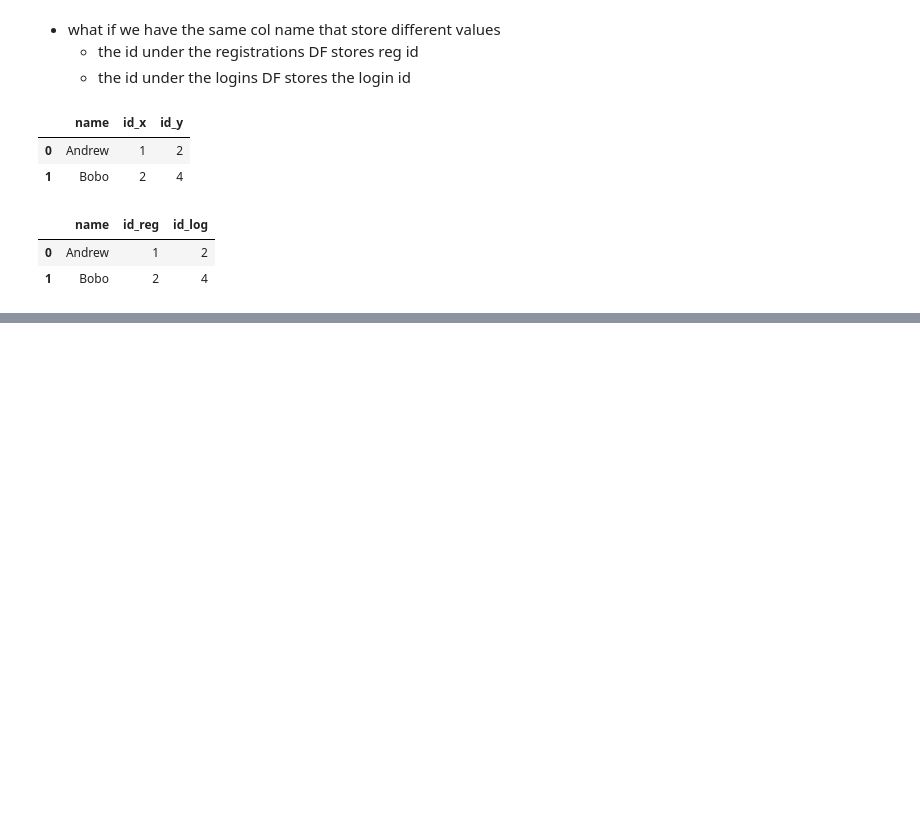
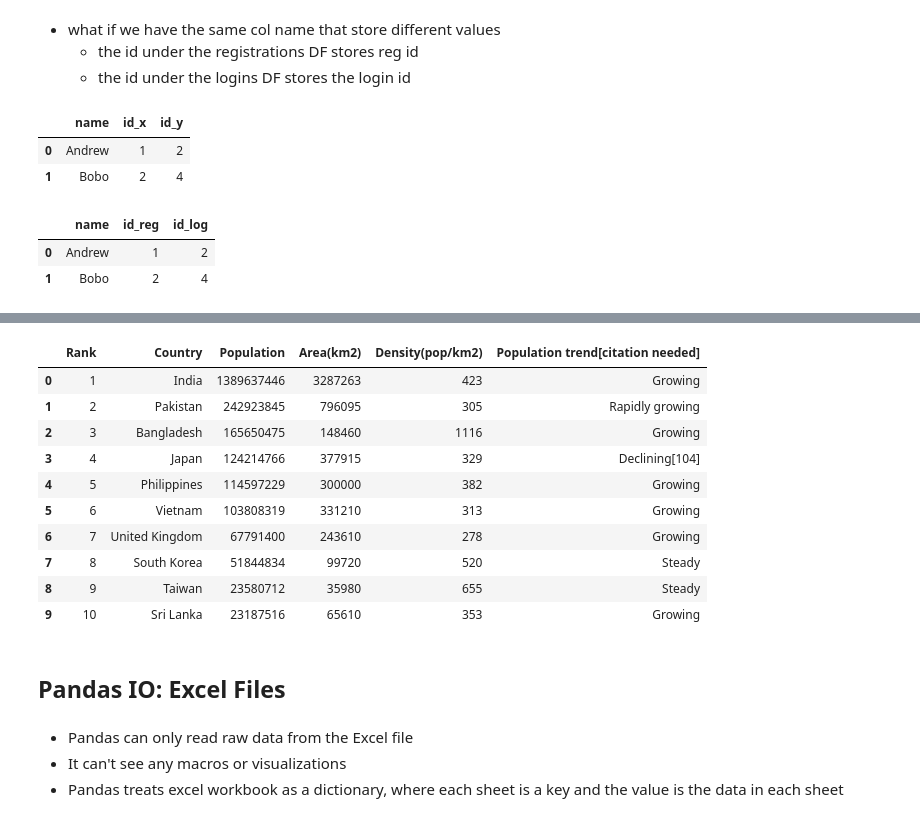
Before and after one commit to iliaaz101/Algorithmic-Trading-Python, a Jupyter notebook: Notes04.ipynb, the cells around one changed output, grey strips where cells are left out. Saved outputs shown, nothing was run; the diff lists cells and outputs as text; code cells hidden in the pictures; blank space fills up the shorter version.

Commit message:
Finished Chapter 4
Finished Chapter 4: Core Pandas. I did the test and felt comfortable with the material. I am ready to move on to the next chapter.

```diff
--- a/Notes04.ipynb
+++ b/Notes04.ipynb
@@ -1617,0 +1779,14 @@ pd.merge(registrations,logins,how='inner',on='name',suffixes=('_reg','_log'))
+# %%
+tables[5]
+# %% [output]
+|  | Rank | Country | Population | Area(km2) | Density(pop/km2) | Population trend[citation needed] |
+| 0 | 1 | India | 1389637446 | 3287263 | 423 | Growing |
+| 1 | 2 | Pakistan | 242923845 | 796095 | 305 | Rapidly growing |
+| 2 | 3 | Bangladesh | 165650475 | 148460 | 1116 | Growing |
+| 3 | 4 | Japan | 124214766 | 377915 | 329 | Declining[104] |
+| 4 | 5 | Philippines | 114597229 | 300000 | 382 | Growing |
+| 5 | 6 | Vietnam | 103808319 | 331210 | 313 | Growing |
+| 6 | 7 | United Kingdom | 67791400 | 243610 | 278 | Growing |
+| 7 | 8 | South Korea | 51844834 | 99720 | 520 | Steady |
+| 8 | 9 | Taiwan | 23580712 | 35980 | 655 | Steady |
+| 9 | 10 | Sri Lanka | 23187516 | 65610 | 353 | Growing |
@@ -1617,0 +1795,6 @@ pd.merge(registrations,logins,how='inner',on='name',suffixes=('_reg','_log'))
+# %% [markdown]
+## Pandas IO: Excel Files
+# %% [markdown]
+- Pandas can only read raw data from the Excel file
+- It can't see any macros or visualizations
+- Pandas treats excel workbook as a dictionary, where each sheet is a key and the value is the data in each sheet
```
Also changed, not shown: parts of 42 cells of this notebook, 4 other files.
